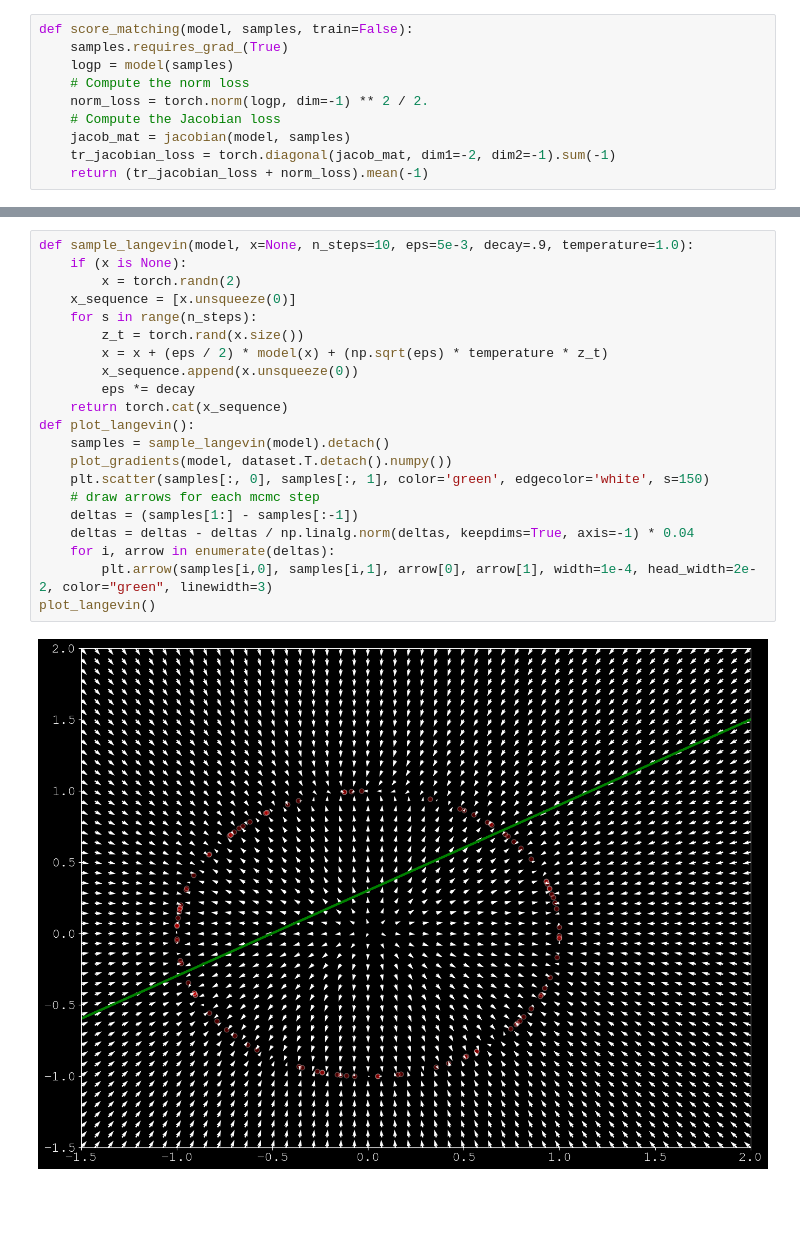
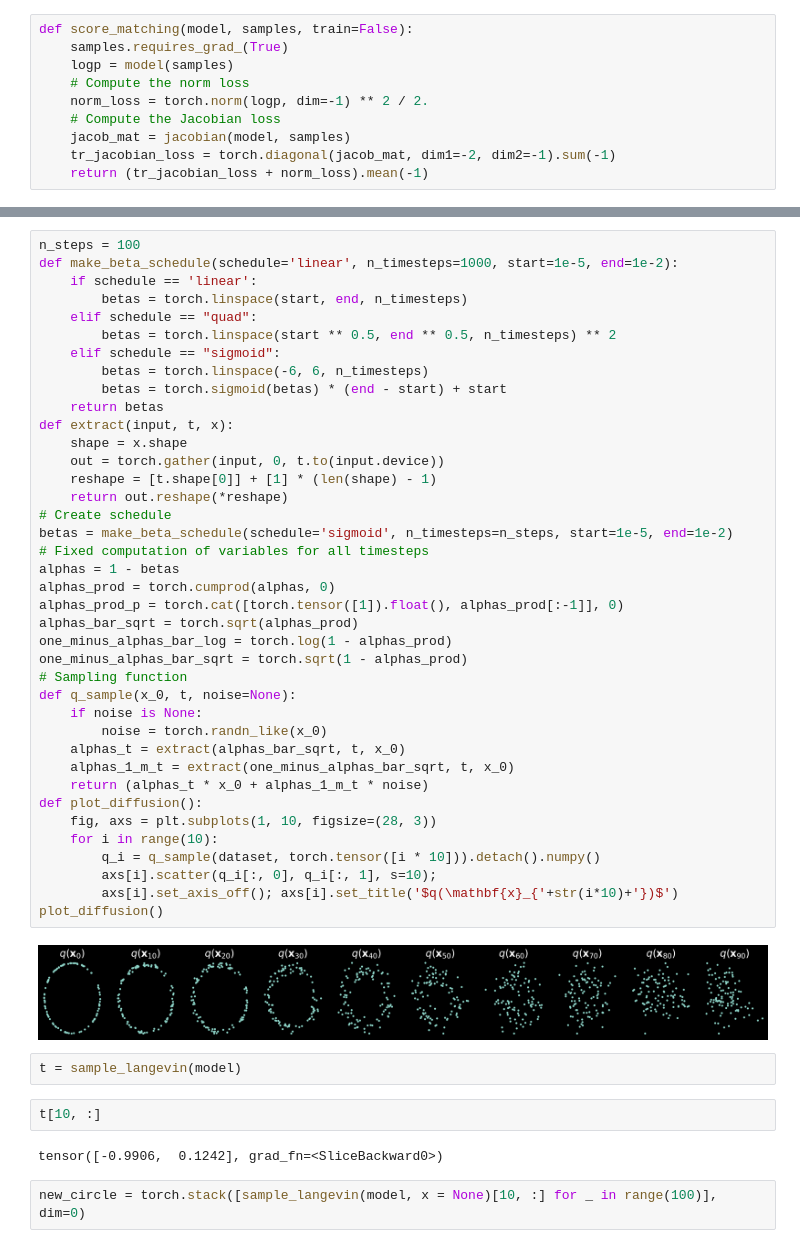
Before and after one commit to ufabao/Topology-of-Diffusion-models, a Jupyter notebook: diffus.ipynb, the cells around one changed output, grey strips where cells are left out. Saved outputs shown, nothing was run; the diff lists cells and outputs as text; blank space fills up the shorter version.

```diff
--- a/diffus.ipynb
+++ b/diffus.ipynb
@@ -138,23 +138,49 @@ for i, arrow in enumerate(deltas):
-# %%
-def sample_langevin(model, x=None, n_steps=10, eps=5e-3, decay=.9, temperature=1.0):
-    if (x is None):
-        x = torch.randn(2)
-    x_sequence = [x.unsqueeze(0)]
-    for s in range(n_steps):
-        z_t = torch.rand(x.size())
-        x = x + (eps / 2) * model(x) + (np.sqrt(eps) * temperature * z_t)
-        x_sequence.append(x.unsqueeze(0))
-        eps *= decay
-    return torch.cat(x_sequence)
-def plot_langevin():
-    samples = sample_langevin(model).detach()
-    plot_gradients(model, dataset.T.detach().numpy())
-    plt.scatter(samples[:, 0], samples[:, 1], color='green', edgecolor='white', s=150)
-    # draw arrows for each mcmc step
-    deltas = (samples[1:] - samples[:-1])
-    deltas = deltas - deltas / np.linalg.norm(deltas, keepdims=True, axis=-1) * 0.04
-    for i, arrow in enumerate(deltas):
-        plt.arrow(samples[i,0], samples[i,1], arrow[0], arrow[1], width=1e-4, head_width=2e-2, color="green", linewidth=3)
-plot_langevin()
-# %% [output]
-[figure, removed]
+# %%
+n_steps = 100
+def make_beta_schedule(schedule='linear', n_timesteps=1000, start=1e-5, end=1e-2):
+    if schedule == 'linear':
+        betas = torch.linspace(start, end, n_timesteps)
+    elif schedule == "quad":
+        betas = torch.linspace(start ** 0.5, end ** 0.5, n_timesteps) ** 2
+    elif schedule == "sigmoid":
+        betas = torch.linspace(-6, 6, n_timesteps)
+        betas = torch.sigmoid(betas) * (end - start) + start
+    return betas
+def extract(input, t, x):
+    shape = x.shape
+    out = torch.gather(input, 0, t.to(input.device))
+    reshape = [t.shape[0]] + [1] * (len(shape) - 1)
+    return out.reshape(*reshape)
+# Create schedule
+betas = make_beta_schedule(schedule='sigmoid', n_timesteps=n_steps, start=1e-5, end=1e-2)
+# Fixed computation of variables for all timesteps
+alphas = 1 - betas
+alphas_prod = torch.cumprod(alphas, 0)
+alphas_prod_p = torch.cat([torch.tensor([1]).float(), alphas_prod[:-1]], 0)
+alphas_bar_sqrt = torch.sqrt(alphas_prod)
+one_minus_alphas_bar_log = torch.log(1 - alphas_prod)
+one_minus_alphas_bar_sqrt = torch.sqrt(1 - alphas_prod)
+# Sampling function
+def q_sample(x_0, t, noise=None):
+    if noise is None:
+        noise = torch.randn_like(x_0)
+    alphas_t = extract(alphas_bar_sqrt, t, x_0)
+    alphas_1_m_t = extract(one_minus_alphas_bar_sqrt, t, x_0)
+    return (alphas_t * x_0 + alphas_1_m_t * noise)
+def plot_diffusion():
+    fig, axs = plt.subplots(1, 10, figsize=(28, 3))
+    for i in range(10):
+        q_i = q_sample(dataset, torch.tensor([i * 10])).detach().numpy()
+        axs[i].scatter(q_i[:, 0], q_i[:, 1], s=10);
+        axs[i].set_axis_off(); axs[i].set_title('$q(\mathbf{x}_{'+str(i*10)+'})$')
+plot_diffusion()
+# %% [output]
+[figure, added]
+# %%
+t = sample_langevin(model)
+# %%
+t[10, :]
+# %% [output]
+tensor([-0.9906,  0.1242], grad_fn=<SliceBackward0>)
+# %%
+new_circle = torch.stack([sample_langevin(model, x = None)[10, :] for _ in range(100)], dim=0)
```
Also changed, not shown: parts of 6 cells of this notebook.
